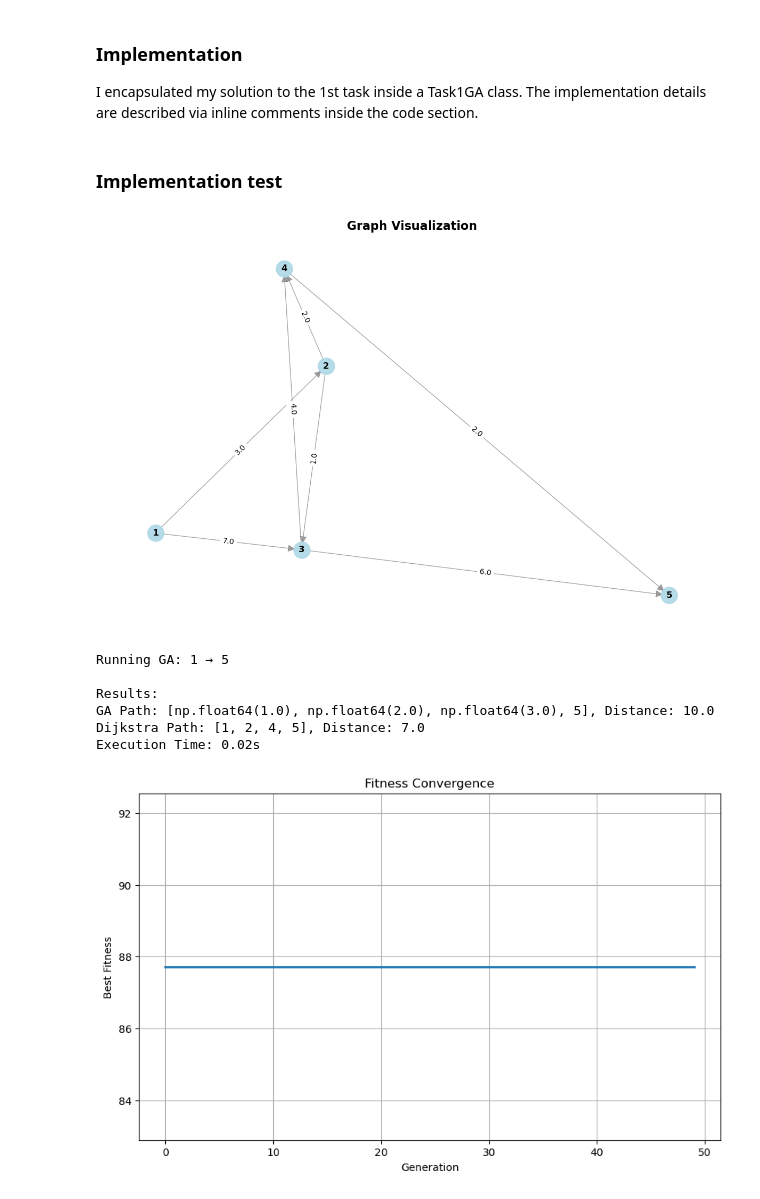
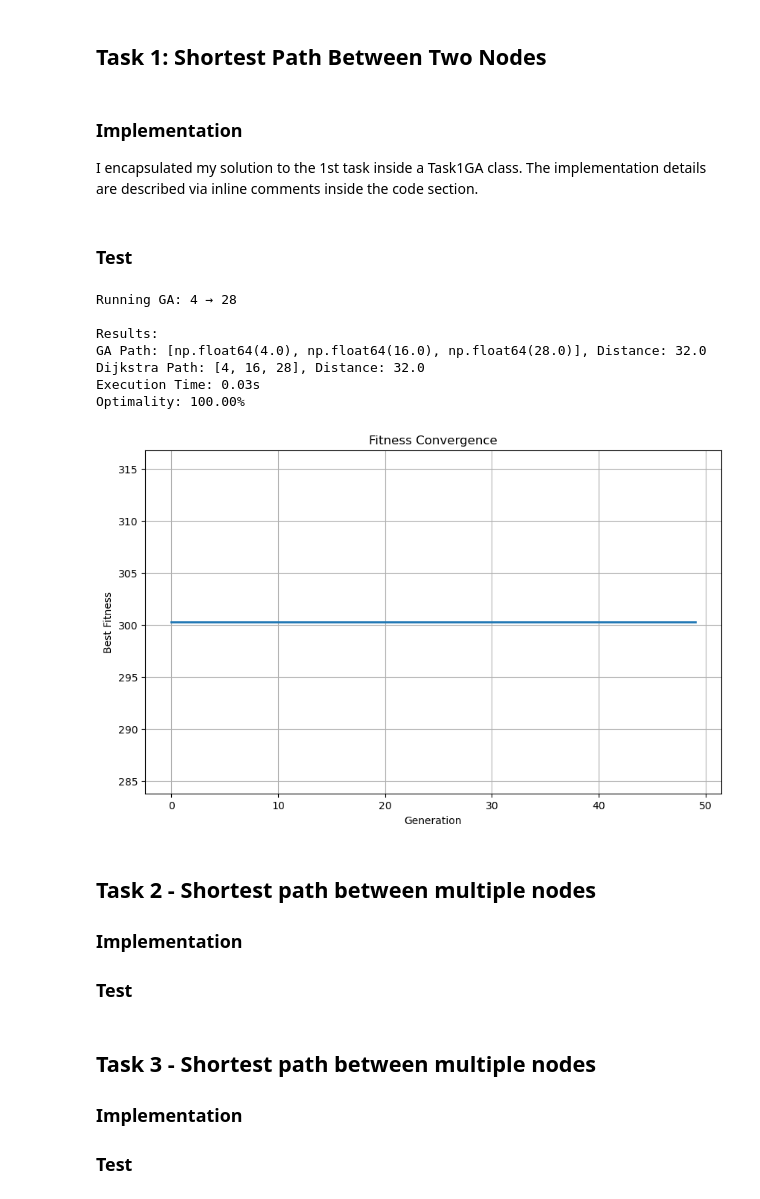
Before and after one commit to TimHrovat/fri-uni, a Jupyter notebook: year_3/IS/seminars/sem1/final.ipynb, the cells around one changed output. Saved outputs shown, nothing was run; the diff lists cells and outputs as text; code cells hidden in the pictures.

```diff
--- a/year_3/IS/seminars/sem1/final.ipynb
+++ b/year_3/IS/seminars/sem1/final.ipynb
@@ -88,0 +88,10 @@ class GraphManager:
+# %%
+# This constant will be used to load the graph in all tasks
+GRAPH_FILE='graphs/large_graph.txt'
+
+def graph_display():
+    graph_manager = GraphManager()
+    graph_manager.read(GRAPH_FILE)
+    graph_manager.display()
+
+graph_display()
@@ -89,3 +100,5 @@ class GraphManager:
+# %% [markdown]
+## Task 1: Shortest Path Between Two Nodes
 # %% [markdown]
 ### Implementation
 
@@ -290,49 +361,39 @@ class Task1GA:
             'execution_time': execution_time
         }
 # %% [markdown]
-### Implementation test
+### Test
 # %%
-def plot_fitness_convergence(result):
-    if not result or 'fitness_history' not in result:
-        return
+def task_1_test():
+    graph_manager = GraphManager()
+    graph_manager.read(GRAPH_FILE)
 
-    plt.figure(figsize=(10, 6))
-    plt.plot(result['fitness_history'], linewidth=2)
-    plt.title('Fitness Convergence')
-    plt.xlabel('Generation')
-    plt.ylabel('Best Fitness')
-    plt.grid(True)
-    plt.show()
+    ga_solver = Task1GA(graph_manager, start_node=4, end_node=28)
 
-
-def task_1_test():
-    # Create graph manager and load graph
-    graph_manager = GraphManager()
-    graph_manager.read('graphs/medium_graph.txt')
-
-    # Display the graph
-    graph_manager.display()
-
-    # Create GA solver with graph manager
-    ga_solver = Task1GA(graph_manager, start_node=1, end_node=5)
-
-    # Run the genetic algorithm
     result = ga_solver.run(
         population_size=30,
         num_generations=50,
         mutation_probability=0.2
     )
 
-    if result:
-        plot_fitness_convergence(result)
-
 task_1_test()
 # %% [output]
+Running GA: 4 → 28
+
+Results:
+GA Path: [np.float64(4.0), np.float64(16.0), np.float64(28.0)], Distance: 32.0
+Dijkstra Path: [4, 16, 28], Distance: 32.0
+Execution Time: 0.03s
+Optimality: 100.00%
-[figure, old version]
+[figure, new version]
-Running GA: 1 → 5
-
-Results:
-GA Path: [np.float64(1.0), np.float64(2.0), np.float64(3.0), 5], Distance: 10.0
-Dijkstra Path: [1, 2, 4, 5], Distance: 7.0
-Execution Time: 0.02s
-[figure, removed]
+# %% [markdown]
+## Task 2 - Shortest path between multiple nodes
+
+### Implementation
+
+### Test
+# %% [markdown]
+## Task 3 - Shortest path between multiple nodes
+
+### Implementation
+
+### Test
```
Also changed, not shown: parts of 7 cells of this notebook.
